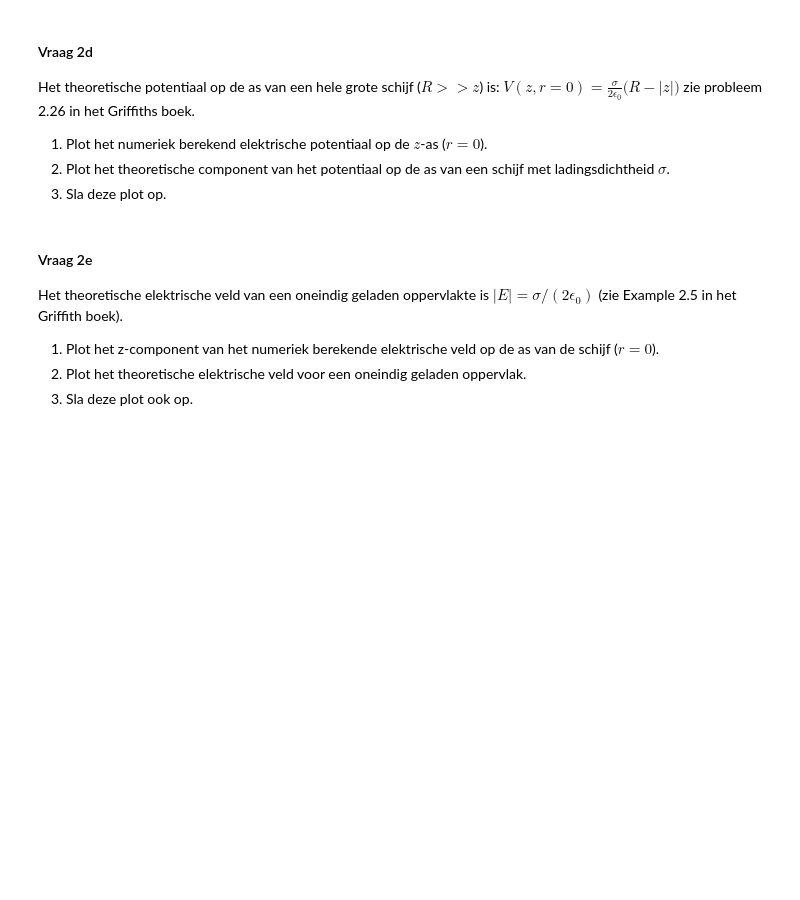
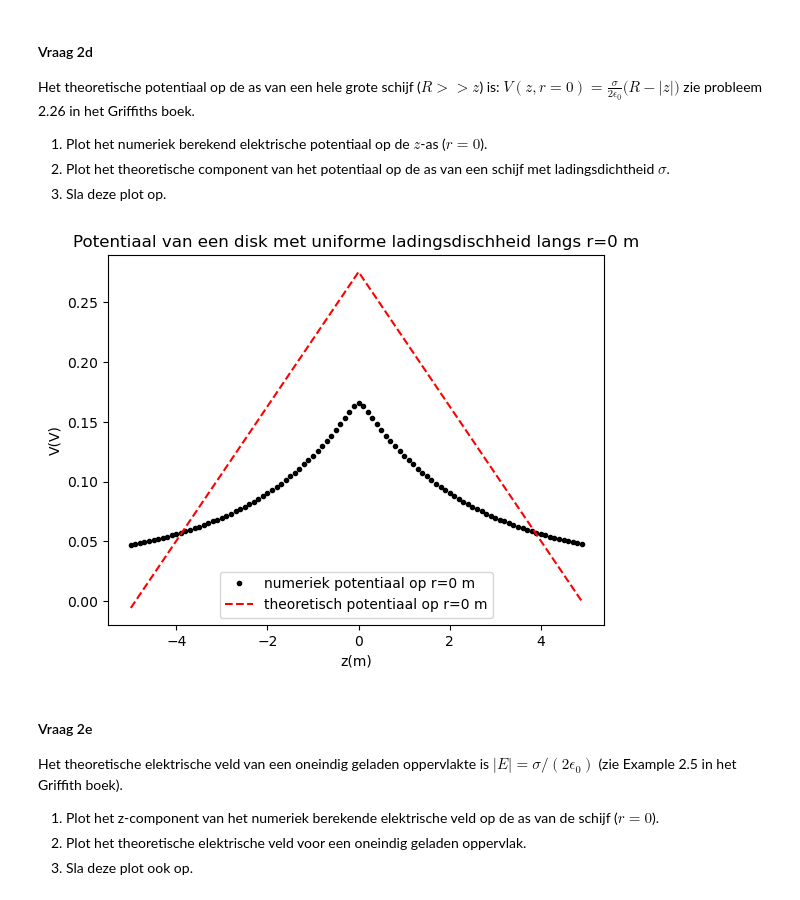
Before and after one commit to beanmachine123/opdrachten-DEF-D, a Jupyter notebook: DigitaleOntwerpopdrachten/1CondensatorOpdracht/CondensatorOntwerpopdracht.ipynb, the cells around one changed output. Cells and saved outputs as stored; diff of their text form; code cells hidden in the pictures; blank space fills up the shorter version.

```diff
--- a/DigitaleOntwerpopdrachten/1CondensatorOpdracht/CondensatorOntwerpopdracht.ipynb
+++ b/DigitaleOntwerpopdrachten/1CondensatorOpdracht/CondensatorOntwerpopdracht.ipynb
@@ -243,9 +243,22 @@ zie probleem 2.26 in het Griffiths boek.
 2. Plot het theoretische component van het potentiaal op de as van een schijf met ladingsdichtheid $\sigma$.
 3. Sla deze plot op.
 # %%
-###
-###Hier jouw code###
-###
+idx_r_zero = find_idx_nearest(r,0)
+V_r_slice = V[: , idx_r_zero]  # potentiaal op r=0 m
+
+def theoretical_potential_r(z, r_R, ladingsdichtheid_disk, epsilon0):
+    return ladingsdichtheid_disk * (r_R -np.abs(z))/ (2 * epsilon0)
+
+plt.figure()
+plt.plot(z, V_r_slice, "k.", label="numeriek potentiaal op r=0 m")
+plt.plot(z, theoretical_potential_r(z, r_R, ladingsdichtheid_disk, epsilon0), "r--", label="theoretisch potentiaal op r=0 m")
+plt.legend()
+plt.xlabel("z(m)")
+plt.ylabel("V(V)")
+plt.title("Potentiaal van een disk met uniforme ladingsdischheid langs r=0 m")
+plt.show()
+# %% [output]
+[figure, added]
 # %% [markdown]
 #### Vraag 2e
 
```
Also changed, not shown: parts of 5 cells of this notebook.
